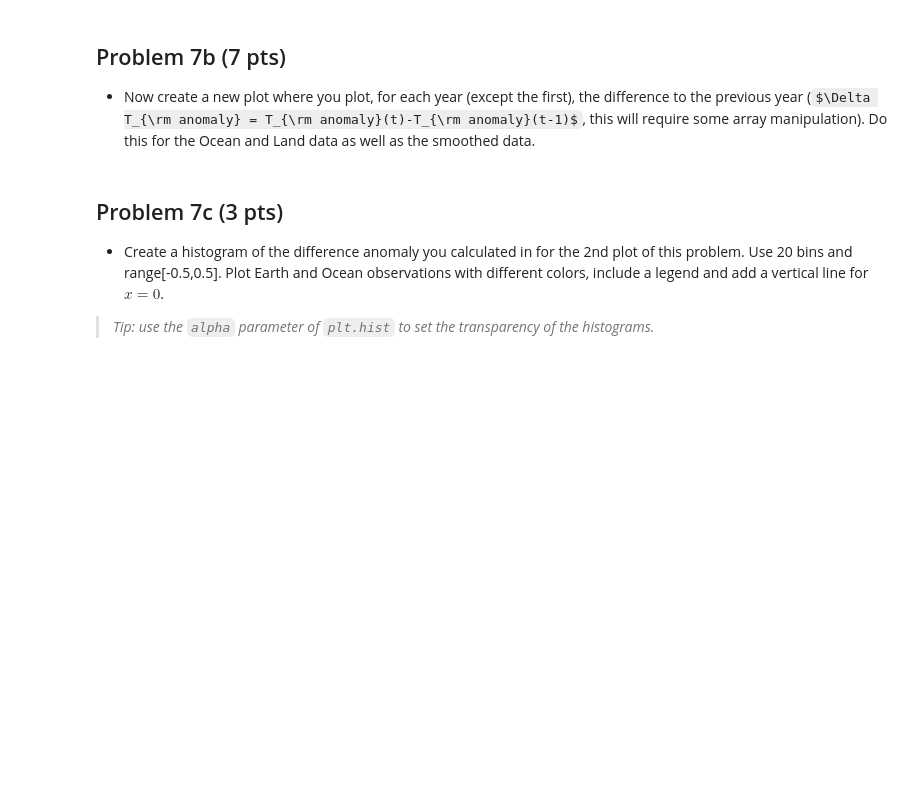
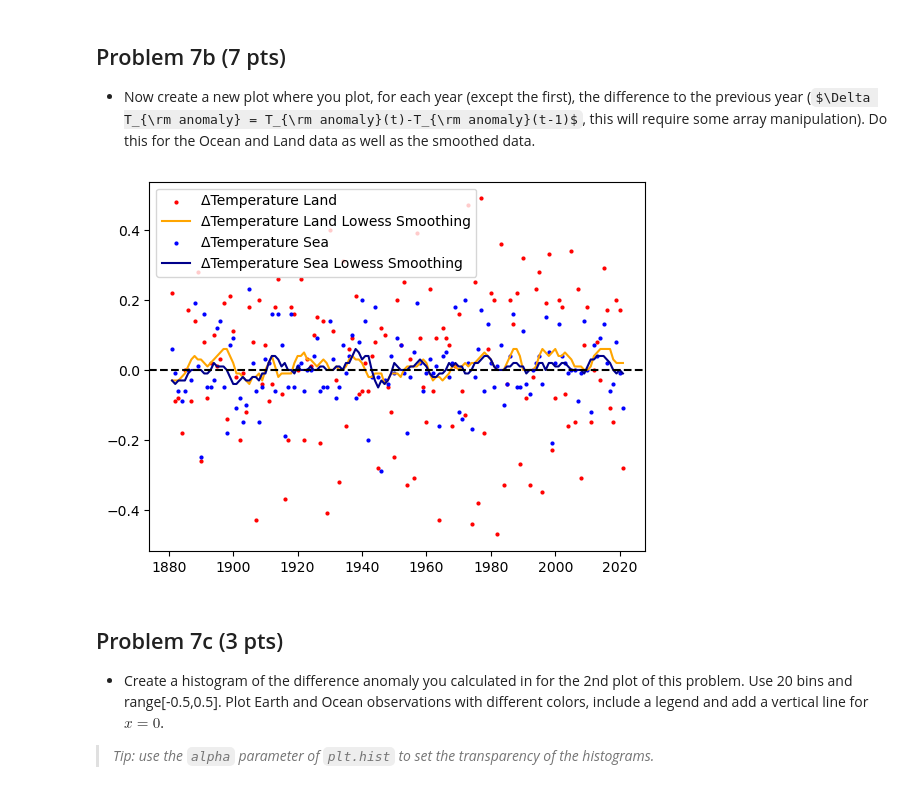
Before and after one commit to ufotermiten/SEE125_FINAL_LP2, a Jupyter notebook: SEE125_Final_LP2.ipynb, the cells around one changed output. Drawn from its saved outputs; the diff is of its cells as text; code cells hidden in the pictures; some formulas as TeX source; blank space fills up the shorter version.

```diff
--- a/SEE125_Final_LP2.ipynb
+++ b/SEE125_Final_LP2.ipynb
@@ -440,7 +450,24 @@ raise NotImplementedError()
 - Now create a new plot where you plot, for each year (except the first), the difference to the previous year ($\Delta T_{\rm anomaly} = T_{\rm anomaly}(t)-T_{\rm anomaly}(t-1)$, this will require some array manipulation). Do this for the Ocean and Land data as well as the smoothed data.
 # %%
 # YOUR CODE HERE
-raise NotImplementedError()
+newdata=np.empty(shape=(len(data[:,0])-1,len(data[0,:])-1))
+for col in range(4):
+    for row in range(len(data[:,0])-1):
+        newdata[row,col]=data[row+1,col+1]-data[row,col+1]
+
+years=np.delete(data[:,0],0)
+
+plt.scatter(years,newdata[:,0], color='red', s=4, label='ΔTemperature Land')
+plt.plot(years,newdata[:,1], color='orange', label='ΔTemperature Land Lowess Smoothing')
+plt.scatter(years,newdata[:,2], color='blue', s=4, label='ΔTemperature Sea')
+plt.plot(years,newdata[:,3], color='darkblue', label='ΔTemperature Sea Lowess Smoothing')
+
+plt.axhline(color='black', linestyle='--')
+plt.legend()
+
+plt.show()
+# %% [output]
+[figure, added]
 # %% [markdown]
 ## Problem 7c (3 pts)
 
```
Also changed, not shown: parts of 9 cells of this notebook.
